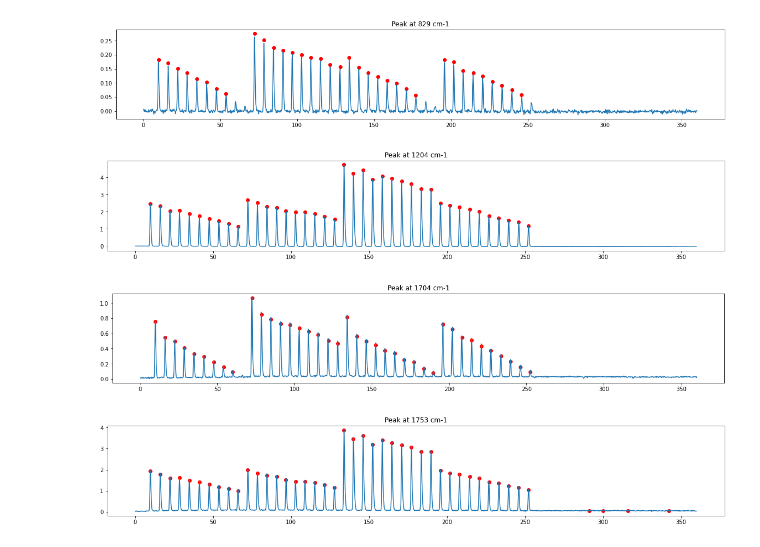
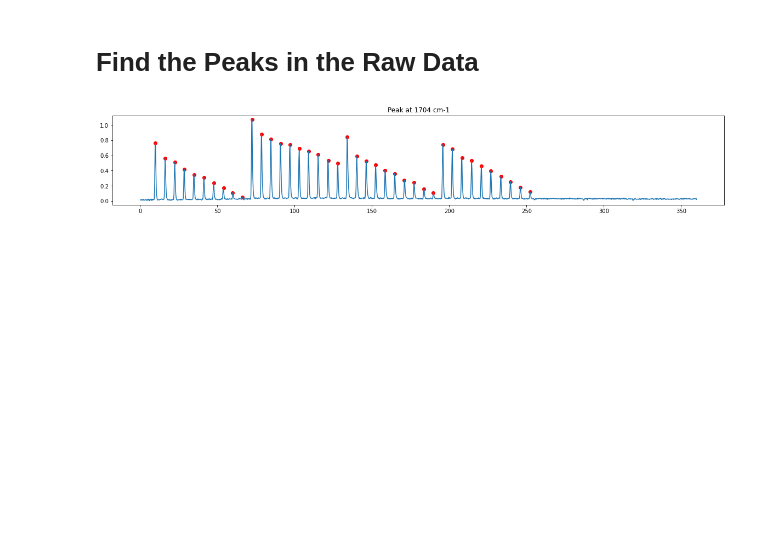
Before and after one commit to pdingwall/htke, a Jupyter notebook: htke analysis template.ipynb, the cells around one changed output. Drawn from its saved outputs; the diff is of its cells as text; code cells hidden in the pictures; blank space fills up the shorter version.

Commit message:
Functions for finding areas now working

```diff
--- a/htke analysis template.ipynb
+++ b/htke analysis template.ipynb
@@ -17,0 +17,2 @@ Data.plot(ir_data)
+# %% [markdown]
+# Find the Peaks in the Raw Data
@@ -18,20 +22,25 @@ Data.plot(ir_data)
 # %%
-# Instantiate class - doesn't work as Peaks(ir_data), I have to use Peaks = Peaks(ir_data), why?
-Peaks = Peaks(ir_data)
+# Determine the peak prominences of every wavelength
+#processed_ir_data = Peaks.prominence_all(0.032)
 
-# Determine the peak prominences of the data
-processed_ir_data = Peaks.prominence(0.05)
+# Determine the peak prominences of a single wavelength
+#processed_ir_data = Peaks.prominence(0.032,'Peak at 1704 cm-1')
+
+# Determine the peak heights of a single wavelength - TO TEST
+processed_ir_data = Peaks.height(0.0505,'Peak at 1704 cm-1')
 
 # Determine the experimental areas of each peak - must be only one wavelength
-#processed_ir_data = Peaks.exp_area(0.05, 6, 'Peak at 1704 cm-1')
+#processed_ir_data = Peaks.exp_area(0.032, 4, 'Peak at 1704 cm-1')
 
-# Fit a gaussian to each peak and determine it's area - must be only one wavelength
-#Peaks.fitted_area_sp(0.05, 6, 'Peak at 1704 cm-1', 0)
+# Determine the experimental areas of each peak - must be only one wavelength
+#processed_ir_data = Peaks.fitted_area(0.032, 4, 'Peak at 1704 cm-1')
 
-# Find out which peaks have been picked
-Peaks.plot(processed_ir_data)
+# Fit a gaussian to a single peak and determine it's area - must be only one wavelength
+#processed_ir_data= Peaks.fitted_area_sp(0.05, 4, 'Peak at 1704 cm-1', 0)
+
+# Visualise which peaks have been picked - single peak
+Peaks.plot(processed_ir_data, 'Peak at 1704 cm-1')
+
+#processed_ir_data
 # %% [output]
-[figure, old version]
+[figure, new version]
-[figure, removed]
-[figure, removed]
-[figure, removed]
```
Also changed, not shown: parts of 5 cells of this notebook, 1 other file.
